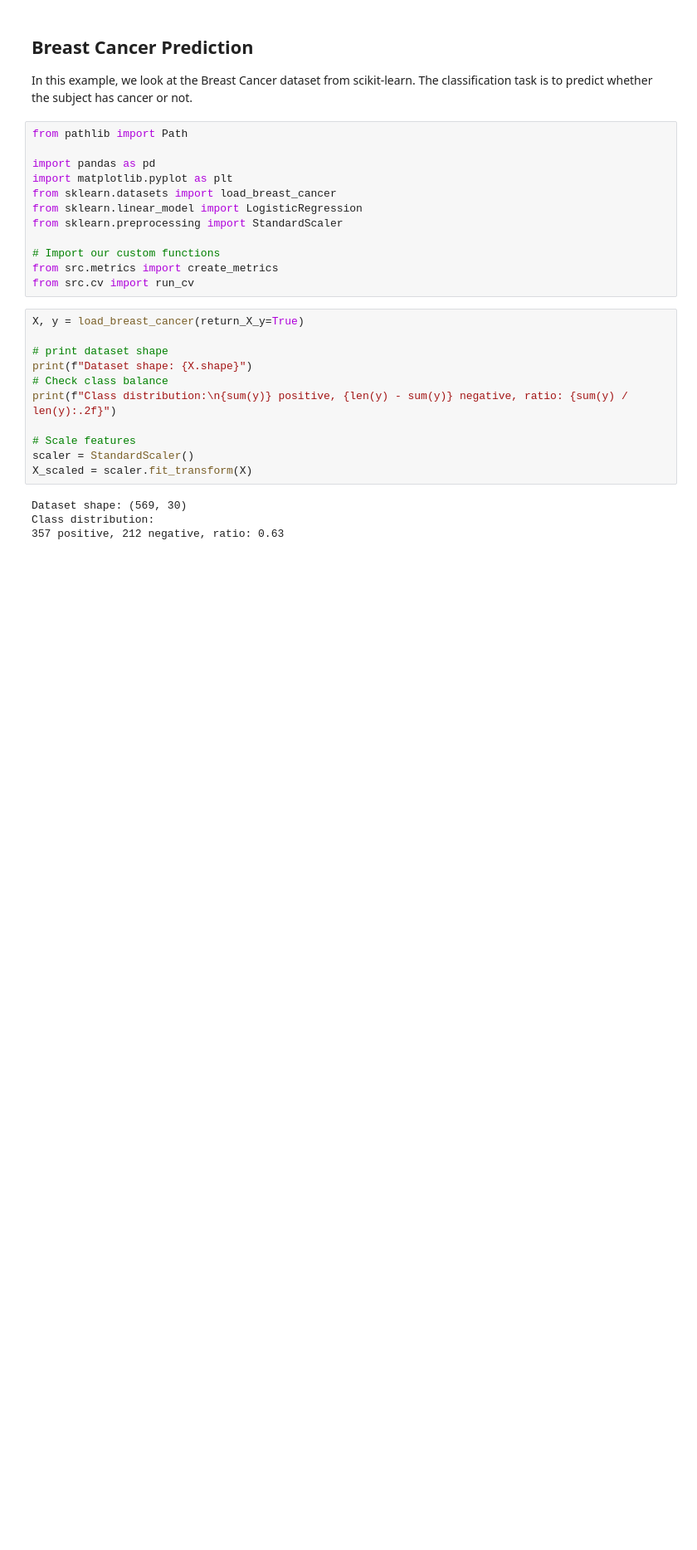
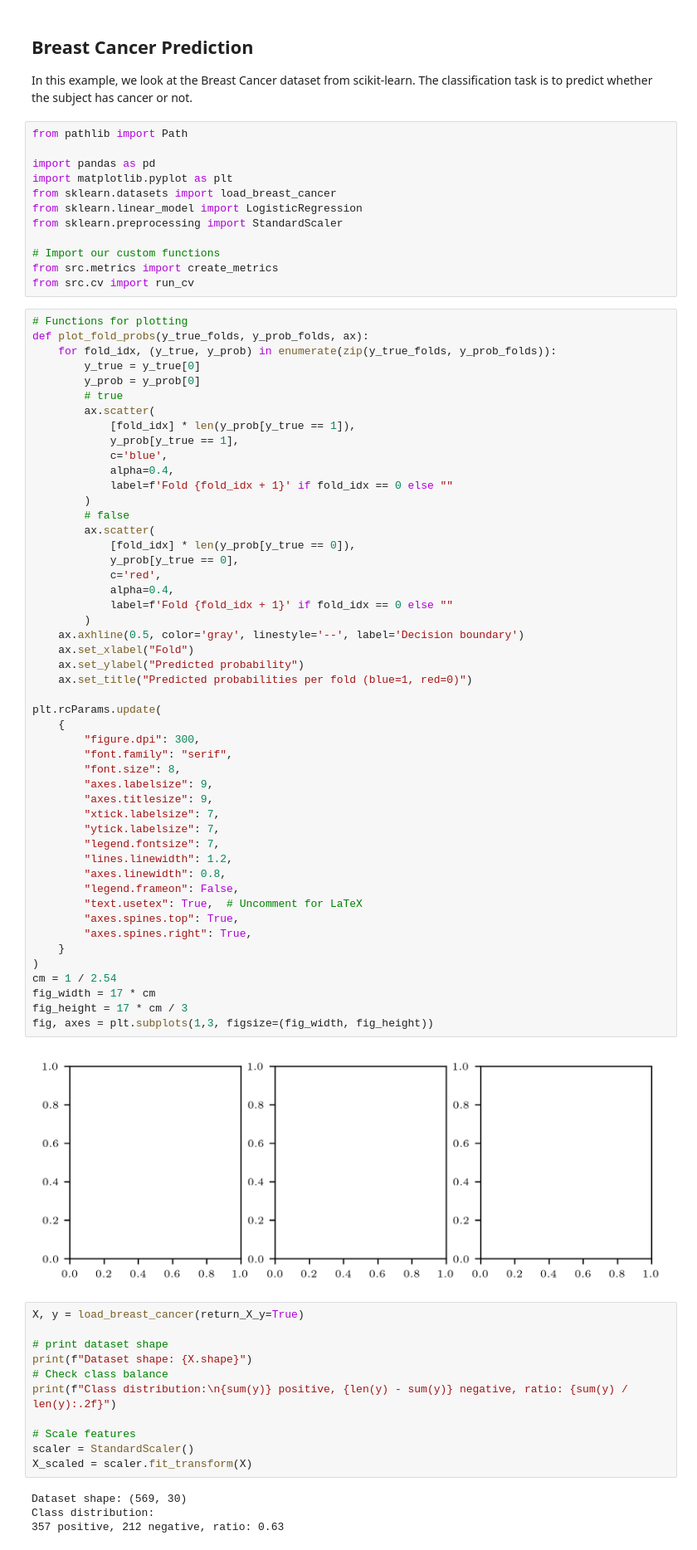
Before and after one commit to melanieganz/UnbalancedCV, a Jupyter notebook: notebooks/examples.ipynb, the cells around one changed output. Shown: that part at 83% size. Cells and saved outputs as stored; diff of their text form; blank space fills up the shorter version.

```diff
--- a/notebooks/examples.ipynb
+++ b/notebooks/examples.ipynb
@@ -16,6 +16,57 @@ from sklearn.preprocessing import StandardScaler
 # Import our custom functions
 from src.metrics import create_metrics
 from src.cv import run_cv
+# %%
+# Functions for plotting
+def plot_fold_probs(y_true_folds, y_prob_folds, ax):
+    for fold_idx, (y_true, y_prob) in enumerate(zip(y_true_folds, y_prob_folds)):
+        y_true = y_true[0]
+        y_prob = y_prob[0]
+        # true
+        ax.scatter(
+            [fold_idx] * len(y_prob[y_true == 1]),
+            y_prob[y_true == 1],
+            c='blue',
+            alpha=0.4,
+            label=f'Fold {fold_idx + 1}' if fold_idx == 0 else ""
+        )
+        # false
+        ax.scatter(
+            [fold_idx] * len(y_prob[y_true == 0]),
+            y_prob[y_true == 0],
+            c='red',
+            alpha=0.4,
+            label=f'Fold {fold_idx + 1}' if fold_idx == 0 else ""
+        )
+    ax.axhline(0.5, color='gray', linestyle='--', label='Decision boundary')
+    ax.set_xlabel("Fold")
+    ax.set_ylabel("Predicted probability")
+    ax.set_title("Predicted probabilities per fold (blue=1, red=0)")
+
+plt.rcParams.update(
+    {
+        "figure.dpi": 300,
+        "font.family": "serif",
+        "font.size": 8,
+        "axes.labelsize": 9,
+        "axes.titlesize": 9,
+        "xtick.labelsize": 7,
+        "ytick.labelsize": 7,
+        "legend.fontsize": 7,
+        "lines.linewidth": 1.2,
+        "axes.linewidth": 0.8,
+        "legend.frameon": False,
+        "text.usetex": True,  # Uncomment for LaTeX
+        "axes.spines.top": True,
+        "axes.spines.right": True,
+    }
+)
+cm = 1 / 2.54
+fig_width = 17 * cm
+fig_height = 17 * cm / 3
+fig, axes = plt.subplots(1,3, figsize=(fig_width, fig_height))
+# %% [output]
+[figure, added]
 # %%
 X, y = load_breast_cancer(return_X_y=True)
 
```
Also changed, not shown: parts of 8 cells of this notebook, 4 other files.
